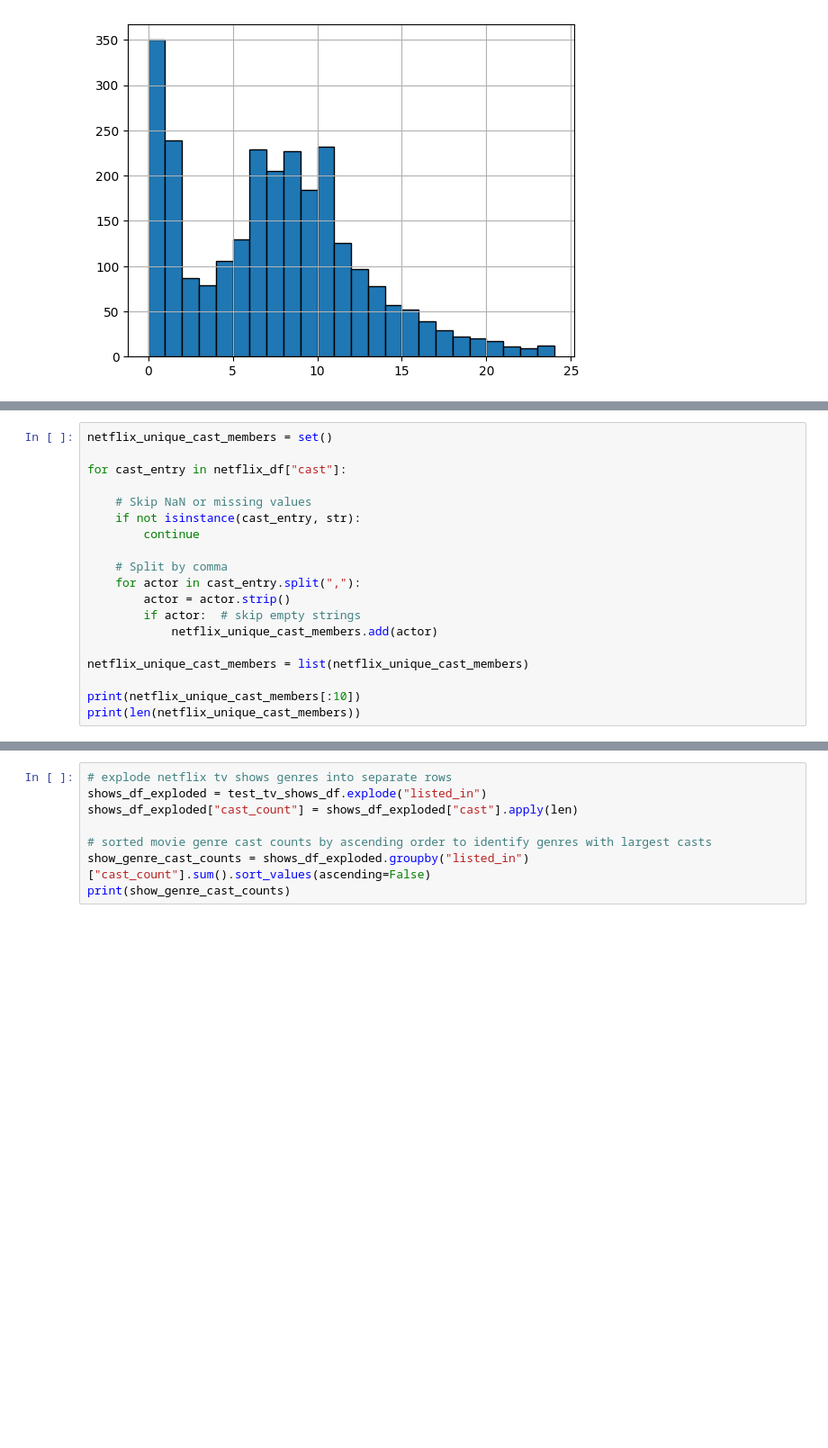
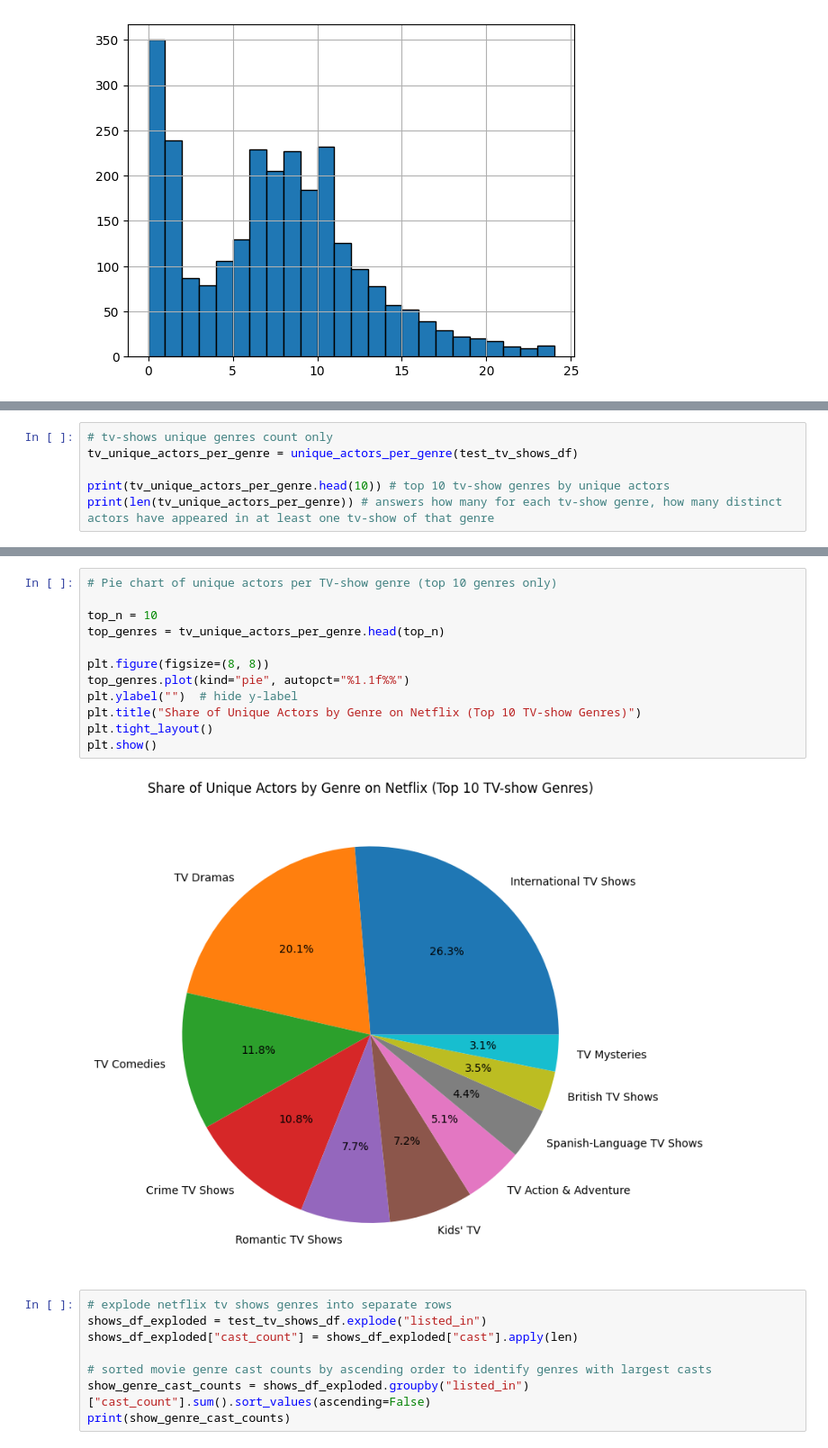
Before and after one commit to JediJoni/streaming_analysis, a Jupyter notebook: netflix_analysis.ipynb, the cells around one changed output, grey strips where cells are left out. Shown: that part at 90% size. Saved outputs shown, nothing was run; the diff lists cells and outputs as text; blank space fills up the shorter version.

```diff
--- a/netflix_analysis.ipynb
+++ b/netflix_analysis.ipynb
@@ -186,22 +199,3 @@ print(len(unique_netflix_genres))
 # %% [output]
 ['Documentaries', 'International TV Shows', 'TV Dramas', 'TV Mysteries', 'Crime TV Shows', 'TV Action & Adventure', 'Docuseries', 'Reality TV', 'Romantic TV Shows', 'TV Comedies', 'TV Horror', 'Childr ...
 42
-# %%
-netflix_unique_cast_members = set()
-
-for cast_entry in netflix_df["cast"]:
-
-    # Skip NaN or missing values
-    if not isinstance(cast_entry, str):
-        continue
-
-    # Split by comma
-    for actor in cast_entry.split(","):
-        actor = actor.strip()
-        if actor:  # skip empty strings
-            netflix_unique_cast_members.add(actor)
-
-netflix_unique_cast_members = list(netflix_unique_cast_members)
-
-print(netflix_unique_cast_members[:10])
-print(len(netflix_unique_cast_members))
@@ -238,0 +349,6 @@ Name: cast_count, dtype: int64
+# %%
+# tv-shows unique genres count only
+tv_unique_actors_per_genre = unique_actors_per_genre(test_tv_shows_df)
+
+print(tv_unique_actors_per_genre.head(10)) # top 10 tv-show genres by unique actors
+print(len(tv_unique_actors_per_genre)) # answers how many for each tv-show genre, how many distinct actors have appeared in at least one tv-show of that genre
@@ -239,3 +383,17 @@ Name: cast_count, dtype: int64
+# %%
+# Pie chart of unique actors per TV-show genre (top 10 genres only)
+
+top_n = 10
+top_genres = tv_unique_actors_per_genre.head(top_n)
+
+plt.figure(figsize=(8, 8))
+top_genres.plot(kind="pie", autopct="%1.1f%%")
+plt.ylabel("")  # hide y-label
+plt.title("Share of Unique Actors by Genre on Netflix (Top 10 TV-show Genres)")
+plt.tight_layout()
+plt.show()
+# %% [output]
+[figure, added]
 # %%
 # explode netflix tv shows genres into separate rows
 shows_df_exploded = test_tv_shows_df.explode("listed_in")
```
Also changed, not shown: parts of 11 cells of this notebook, 1 other file.
